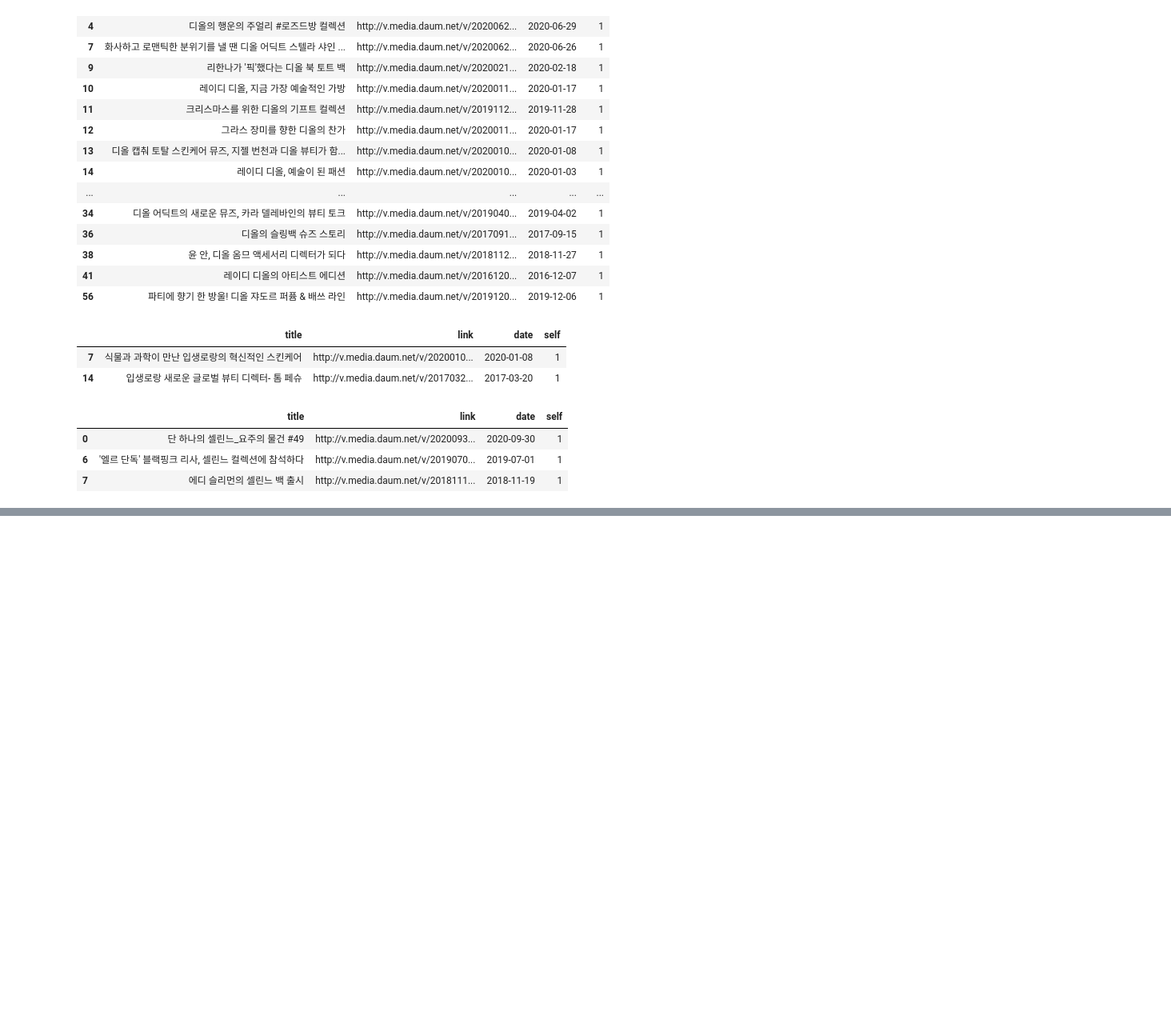
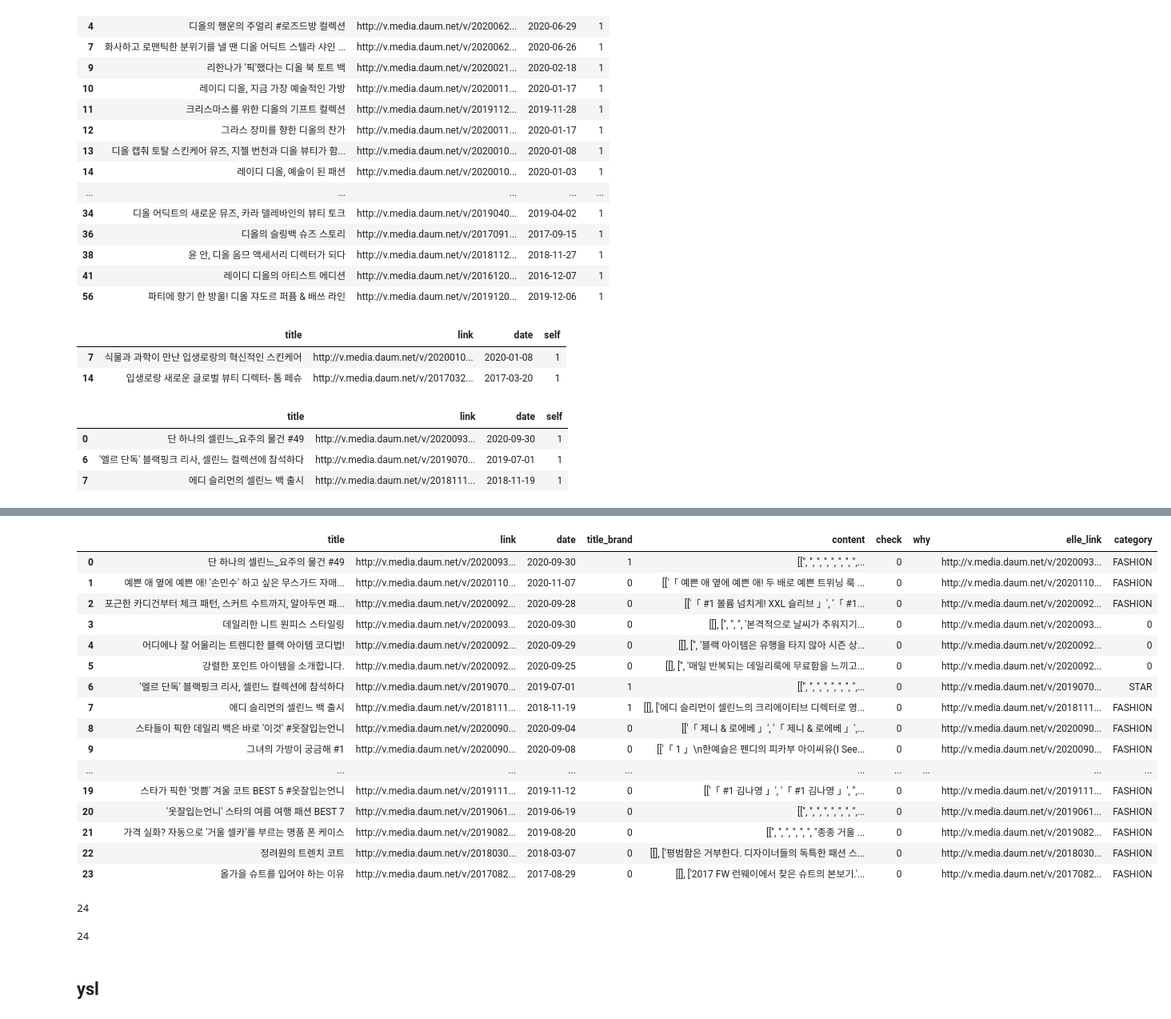
Before and after one commit to sujin29/blande, a Jupyter notebook: crawling_daum.ipynb, the cells around one changed output, grey strips where cells are left out. Shown at 80% size. Cells and saved outputs as stored; diff of their text form; code cells hidden in the pictures; blank space fills up the shorter version.

Commit message:
Add checking-category

```diff
--- a/crawling_daum.ipynb
+++ b/crawling_daum.ipynb
@@ -838,0 +2195,2 @@ elle_celine.to_csv('elle_celine.csv', sep='|', encoding='utf-8', index = False)
+# %%
+elle_celine = pd.read_csv('elle_celine.csv', sep='|', encoding='utf-8')
@@ -838,0 +2266,5 @@ elle_celine.to_csv('elle_celine.csv', sep='|', encoding='utf-8', index = False)
+# %%
+elle_link_celine = pd.DataFrame({
+    'title': title,
+    'elle_link':elle_link
+})
@@ -838,0 +2359,25 @@ elle_celine.to_csv('elle_celine.csv', sep='|', encoding='utf-8', index = False)
+# %%
+elle_link_celine['category'] = ['FASHION',
+ 'FASHION',
+ 'FASHION',
+ 0,
+ 0,
+ 'STAR',
+ 0,
+ 'FASHION',
+ 'FASHION',
+ 'FASHION',
+ 'FASHION',
+ 'FASHION',
+ 'FASHION',
+ 'BEAUTY',
+ 'FASHION',
+ 'FASHION',
+ 'LOVE&LIFE',
+ 'FASHION',
+ 'FASHION',
+ 'FASHION',
+ 'FASHION',
+ 'FASHION',
+ 'FASHION',
+ 'FASHION']
@@ -838,0 +2404,22 @@ elle_celine.to_csv('elle_celine.csv', sep='|', encoding='utf-8', index = False)
+# %%
+elle_celine = pd.merge(elle_celine, elle_link_celine, on='title')
+# %%
+elle_celine
+# %% [output]
+|  | title | link | date | title_brand | content | check | why | elle_link | category |
+| 0 | 단 하나의 셀린느_요주의 물건 #49 | http://v.media.daum.net/v/2020093... | 2020-09-30 | 1 | [['', '', '', '', '', '', '', '',... | 0 |  | http://v.media.daum.net/v/2020093... | FASHION |
+| 1 | 예쁜 애 옆에 예쁜 애! '손민수' 하고 싶은 무스가드 자매... | http://v.media.daum.net/v/2020110... | 2020-11-07 | 0 | [['「 예쁜 애 옆에 예쁜 애! 두 배로 예쁜 트위닝 룩 ... | 0 |  | http://v.media.daum.net/v/2020110... | FASHION |
+| 2 | 포근한 카디건부터 체크 패턴, 스커트 수트까지, 알아두면 패... | http://v.media.daum.net/v/2020092... | 2020-09-28 | 0 | [['「 #1 볼륨 넘치게! XXL 슬리브 」', '「 #1... | 0 |  | http://v.media.daum.net/v/2020092... | FASHION |
+| 3 | 데일리한 니트 원피스 스타일링 | http://v.media.daum.net/v/2020093... | 2020-09-30 | 0 | [[], ['', '', '', '본격적으로 날씨가 추워지기... | 0 |  | http://v.media.daum.net/v/2020093... | 0 |
+| 4 | 어디에나 잘 어울리는 트렌디한 블랙 아이템 코디법! | http://v.media.daum.net/v/2020092... | 2020-09-29 | 0 | [[], ['', '블랙 아이템은 유행을 타지 않아 시즌 상... | 0 |  | http://v.media.daum.net/v/2020092... | 0 |
+| 5 | 강렬한 포인트 아이템을 소개합니다. | http://v.media.daum.net/v/2020092... | 2020-09-25 | 0 | [[], ['', '매일 반복되는 데일리룩에 무료함을 느끼고... | 0 |  | http://v.media.daum.net/v/2020092... | 0 |
+| 6 | '엘르 단독' 블랙핑크 리사, 셀린느 컬렉션에 참석하다 | http://v.media.daum.net/v/2019070... | 2019-07-01 | 1 | [['', '', '', '', '', '', '', '',... | 0 |  | http://v.media.daum.net/v/2019070... | STAR |
+| 7 | 에디 슬리먼의 셀린느 백 출시 | http://v.media.daum.net/v/2018111... | 2018-11-19 | 1 | [[], ['에디 슬리먼이 셀린느의 크리에이티브 디렉터로 영... | 0 |  | http://v.media.daum.net/v/2018111... | FASHION |
+| 8 | 스타들이 픽한 데일리 백은 바로 '이것' #옷잘입는언니 | http://v.media.daum.net/v/2020090... | 2020-09-04 | 0 | [['「 제니 & 로에베 」', '「 제니 & 로에베 」',... | 0 |  | http://v.media.daum.net/v/2020090... | FASHION |
+| 9 | 그녀의 가방이 궁금해 #1 | http://v.media.daum.net/v/2020090... | 2020-09-08 | 0 | [['「 1 」\n한예슬은 펜디의 피카부 아이씨유(I See... | 0 |  | http://v.media.daum.net/v/2020090... | FASHION |
+| ... | ... | ... | ... | ... | ... | ... | ... | ... | ... |
+| 19 | 스타가 픽한 '멋쁨' 겨울 코트 BEST 5 #옷잘입는언니 | http://v.media.daum.net/v/2019111... | 2019-11-12 | 0 | [['「 #1 김나영 」', '「 #1 김나영 」', '',... | 0 |  | http://v.media.daum.net/v/2019111... | FASHION |
+| 20 | '옷잘입는언니' 스타의 여름 여행 패션 BEST 7 | http://v.media.daum.net/v/2019061... | 2019-06-19 | 0 | [['', '', '', '', '', '', '', '',... | 0 |  | http://v.media.daum.net/v/2019061... | FASHION |
+| 21 | 가격 실화? 자동으로 '거울 셀카'를 부르는 명품 폰 케이스 | http://v.media.daum.net/v/2019082... | 2019-08-20 | 0 | [['', '', '', '', '', '', "종종 거울 ... | 0 |  | http://v.media.daum.net/v/2019082... | FASHION |
+| 22 | 정려원의 트렌치 코트 | http://v.media.daum.net/v/2018030... | 2018-03-07 | 0 | [[], ['평범함은 거부한다. 디자이너들의 독특한 패션 스... | 0 |  | http://v.media.daum.net/v/2018030... | FASHION |
+| 23 | 올가을 슈트를 입어야 하는 이유 | http://v.media.daum.net/v/2017082... | 2017-08-29 | 0 | [[], ['2017 FW 런웨이에서 찾은 슈트의 본보기.'... | 0 |  | http://v.media.daum.net/v/2017082... | FASHION |
@@ -838,0 +2428,10 @@ elle_celine.to_csv('elle_celine.csv', sep='|', encoding='utf-8', index = False)
+# %%
+len(elle_celine)
+# %% [output]
+24
+# %%
+len(elle_link_celine)
+# %% [output]
+24
+# %% [markdown]
+## ysl
```
Also changed, not shown: parts of 318 cells of this notebook, 3 other files.
